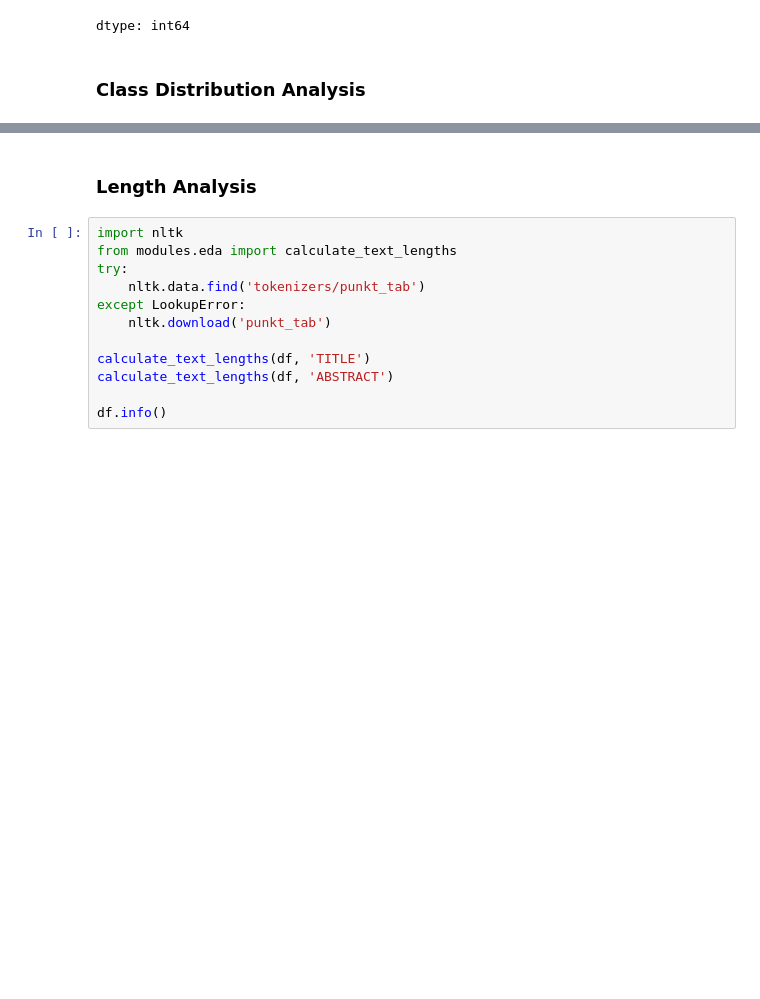
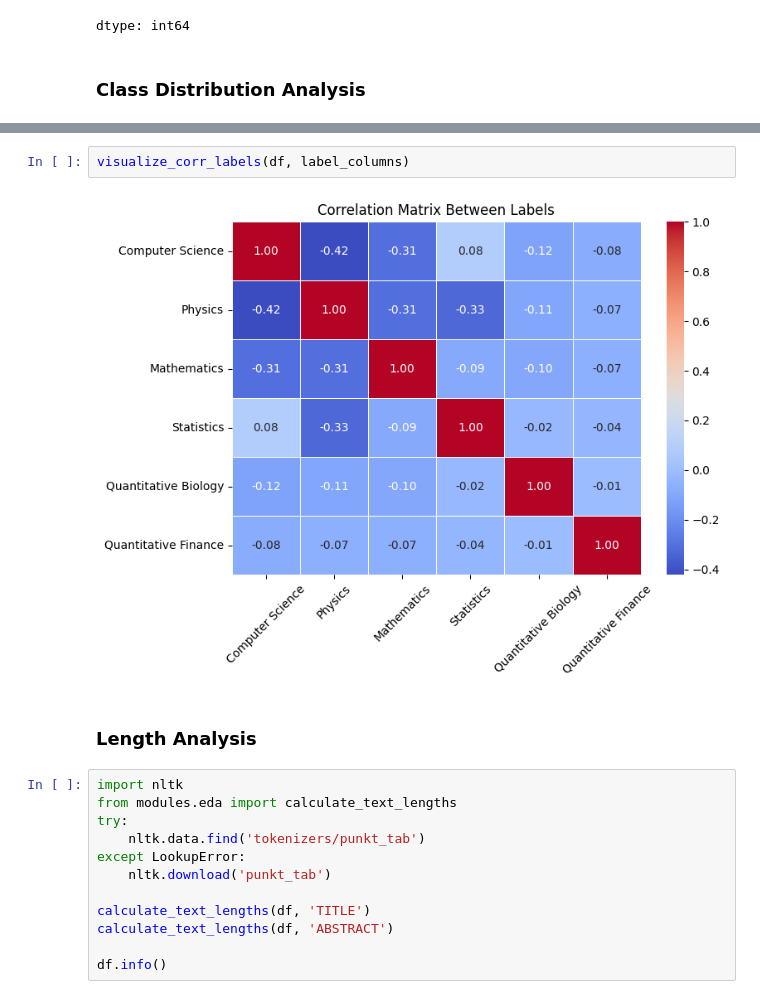
Before and after one commit to phngan05/ML-Assignment, a Jupyter notebook: notebooks/main.ipynb, the cells around one changed output, grey strips where cells are left out. Drawn from its saved outputs; the diff is of its cells as text; blank space fills up the shorter version.

```diff
--- a/notebooks/main.ipynb
+++ b/notebooks/main.ipynb
@@ -136,3 +146,7 @@ dtype: int64
+# %%
+visualize_corr_labels(df, label_columns)
+# %% [output]
+[figure, added]
 # %% [markdown]
 ### Length Analysis
 # %%
```
Also changed, not shown: parts of 4 cells of this notebook.
